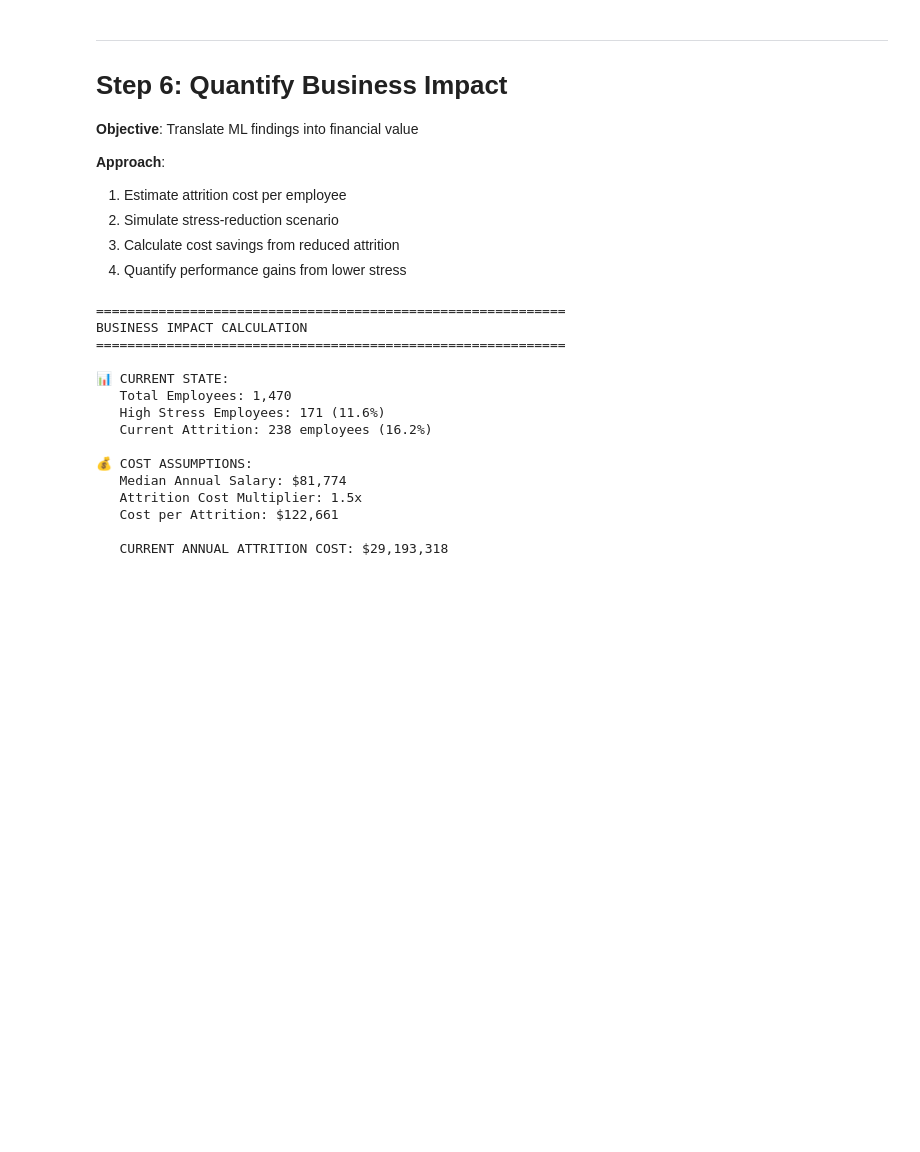
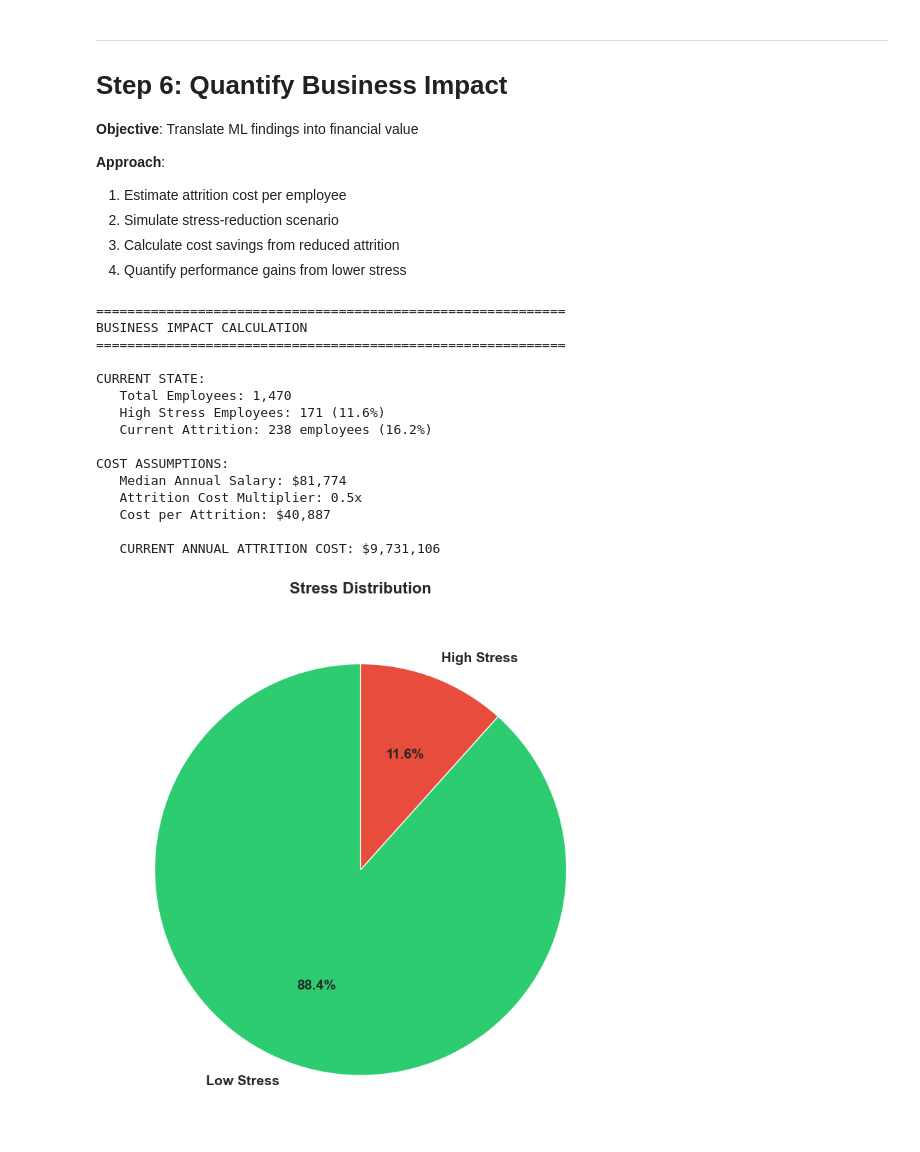
Before and after one commit to Winnee0305/hr-analysis, a Jupyter notebook: analysis2.ipynb, the cells around one changed output. Drawn from its saved outputs; the diff is of its cells as text; code cells hidden in the pictures; blank space fills up the shorter version.

```diff
--- a/analysis2.ipynb
+++ b/analysis2.ipynb
@@ -964,32 +25,0 @@ Low Stress (<4)   87.45  12.55
-# %%
-# Visualization: Attrition by Stress Level
-fig, axes = plt.subplots(1, 2, figsize=(14, 5))
-
-# Stacked bar chart
-attrition_counts = pd.crosstab(df_clean['StressCategory'], df_clean['Attrition'])
-attrition_counts.plot(kind='bar', stacked=True, color=['#3498db', '#e74c3c'], ax=axes[0], alpha=0.8)
-axes[0].set_ylabel('Number of Employees', fontsize=12)
-axes[0].set_xlabel('')
-axes[0].set_title('Attrition by Stress Level (Count)', fontsize=14, fontweight='bold')
-axes[0].legend(title='Attrition', labels=['Stayed', 'Left'])
-axes[0].set_xticklabels(axes[0].get_xticklabels(), rotation=0)
-axes[0].grid(axis='y', alpha=0.3)
-
-# Attrition rate comparison
-attrition_rates = attrition_by_stress['Yes']
-colors_attrition = ['#2ecc71', '#e74c3c']
-axes[1].bar(attrition_rates.index, attrition_rates.values, color=colors_attrition, alpha=0.7, edgecolor='black')
-axes[1].set_ylabel('Attrition Rate (%)', fontsize=12)
-axes[1].set_xlabel('')
-axes[1].set_title('Attrition Rate by Stress Level', fontsize=14, fontweight='bold')
-axes[1].set_xticklabels(axes[1].get_xticklabels(), rotation=0)
-axes[1].grid(axis='y', alpha=0.3)
-
-# Add value labels on bars
-for i, v in enumerate(attrition_rates.values):
-    axes[1].text(i, v + 1, f'{v:.1f}%', ha='center', fontweight='bold')
-
-plt.tight_layout()
-plt.show()
-
-print("📈 Visualization confirms strong stress-attrition relationship")
@@ -1957,7 +1092,7 @@ print("="*60)
 
 # Key assumptions (industry standard)
 AVG_ANNUAL_SALARY = df_clean['MonthlyIncome'].median() * 12
-ATTRITION_COST_MULTIPLIER = 1.5  # Conservative: 1.5x annual salary
+ATTRITION_COST_MULTIPLIER = 0.50  # Conservative: 0.50x annual salary for replacement costs
 ATTRITION_COST_PER_EMPLOYEE = AVG_ANNUAL_SALARY * ATTRITION_COST_MULTIPLIER
 
 # Current workforce metrics
@@ -1969,11 +1104,11 @@ HIGH_STRESS_PCT = (HIGH_STRESS_COUNT / TOTAL_EMPLOYEES) * 100
 CURRENT_ATTRITION_COUNT = (df_clean['Attrition'] == 'Yes').sum()
 CURRENT_ATTRITION_RATE = (CURRENT_ATTRITION_COUNT / TOTAL_EMPLOYEES) * 100
 
-print(f"\n📊 CURRENT STATE:")
+print(f"\nCURRENT STATE:")
 print(f"   Total Employees: {TOTAL_EMPLOYEES:,}")
 print(f"   High Stress Employees: {HIGH_STRESS_COUNT:,} ({HIGH_STRESS_PCT:.1f}%)")
 print(f"   Current Attrition: {CURRENT_ATTRITION_COUNT:,} employees ({CURRENT_ATTRITION_RATE:.1f}%)")
-print(f"\n💰 COST ASSUMPTIONS:")
+print(f"\nCOST ASSUMPTIONS:")
 print(f"   Median Annual Salary: ${AVG_ANNUAL_SALARY:,.0f}")
 print(f"   Attrition Cost Multiplier: {ATTRITION_COST_MULTIPLIER}x")
 print(f"   Cost per Attrition: ${ATTRITION_COST_PER_EMPLOYEE:,.0f}")
@@ -1983,14 +1118,27 @@ print(f"\n   CURRENT ANNUAL ATTRITION COST: ${CURRENT_ATTRITION_COUNT * ATTRITIO
 BUSINESS IMPACT CALCULATION
 ============================================================
 
-📊 CURRENT STATE:
+CURRENT STATE:
    Total Employees: 1,470
    High Stress Employees: 171 (11.6%)
    Current Attrition: 238 employees (16.2%)
 
-💰 COST ASSUMPTIONS:
+COST ASSUMPTIONS:
    Median Annual Salary: $81,774
-   Attrition Cost Multiplier: 1.5x
-   Cost per Attrition: $122,661
+   Attrition Cost Multiplier: 0.5x
+   Cost per Attrition: $40,887
 
-   CURRENT ANNUAL ATTRITION COST: $29,193,318
+   CURRENT ANNUAL ATTRITION COST: $9,731,106
+# %%
+# High Stress Distribution
+fig1 = plt.figure(figsize=(8, 8))
+stress_counts = df_clean['HighStress'].value_counts()
+colors_stress = ['#2ecc71', '#e74c3c']
+plt.pie(stress_counts, labels=['Low Stress', 'High Stress'], autopct='%1.1f%%',
+       colors=colors_stress, startangle=90, textprops={'fontsize': 14, 'weight': 'bold'})
+plt.title('Stress Distribution', fontsize=16, weight='bold', pad=20)
+plt.tight_layout()
+plt.savefig('fig23_chart1_stress_distribution.png', dpi=300, bbox_inches='tight')
+plt.show()
+# %% [output]
+[figure, added]
```
Also changed, not shown: parts of 99 cells of this notebook, 42 other files.
